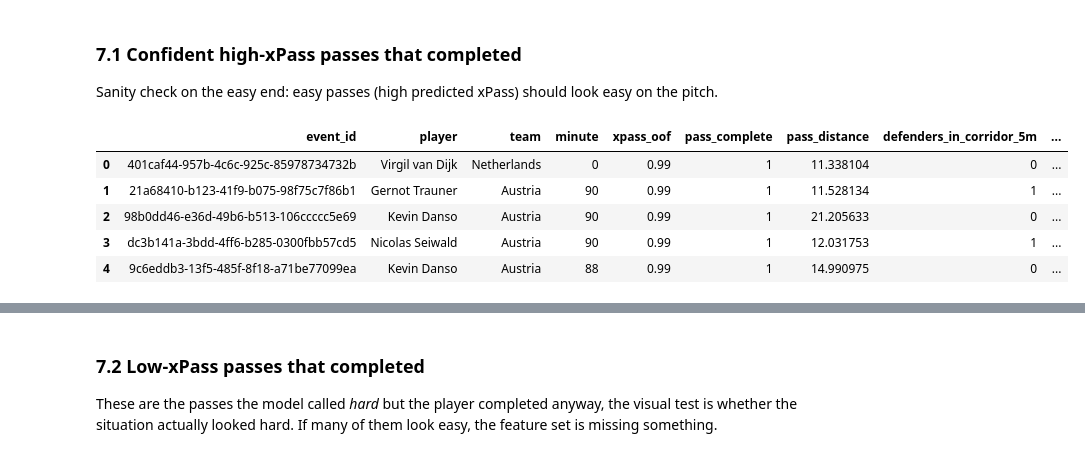
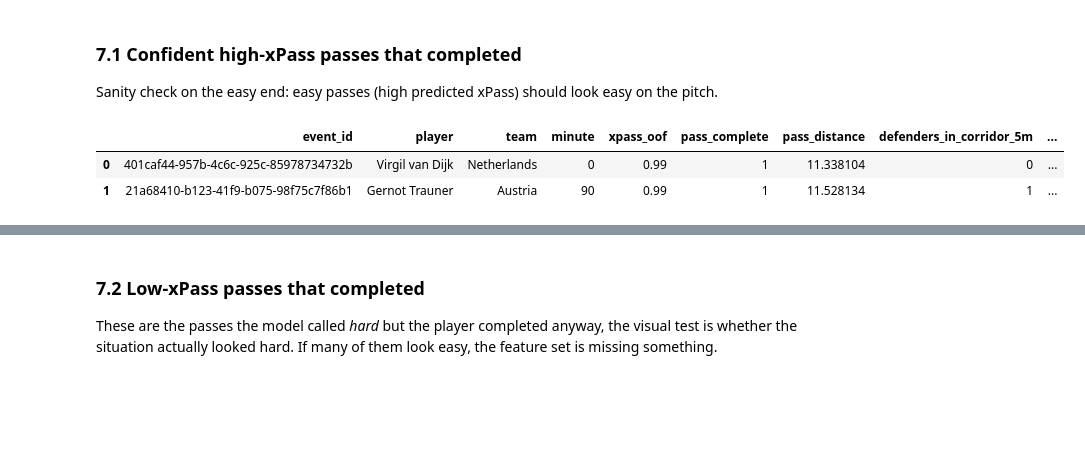
Before and after one commit to ArMat-Analytics/Contextual-Football-Scouting, a Jupyter notebook: Decision_Quality/notebooks/H2-Contextual_Decision_Making.ipynb, the cells around one changed output, grey strips where cells are left out. Cells and saved outputs as stored; diff of their text form; code cells hidden in the pictures; blank space fills up the shorter version.

```diff
--- a/Decision_Quality/notebooks/H2-Contextual_Decision_Making.ipynb
+++ b/Decision_Quality/notebooks/H2-Contextual_Decision_Making.ipynb
@@ -568,16 +580,13 @@ merged events: 30,913
 
 Sanity check on the easy end: easy passes (high predicted xPass) should look easy on the pitch.
 # %%
-ex = viz.pick_examples(merged, kind='high_xpass_made', k=5)
+ex = viz.pick_examples(merged, kind='high_xpass_made', k=2)
 ex[['event_id','player','team','minute','xpass_oof','pass_complete',
     'pass_distance','defenders_in_corridor_5m','sender_pressure_count_25']]
 # %% [output]
 |  | event_id | player | team | minute | xpass_oof | pass_complete | pass_distance | defenders_in_corridor_5m | ... |
 | 0 | 401caf44-957b-4c6c-925c-85978734732b | Virgil van Dijk | Netherlands | 0 | 0.99 | 1 | 11.338104 | 0 | ... |
 | 1 | 21a68410-b123-41f9-b075-98f75c7f86b1 | Gernot Trauner | Austria | 90 | 0.99 | 1 | 11.528134 | 1 | ... |
-| 2 | 98b0dd46-e36d-49b6-b513-106ccccc5e69 | Kevin Danso | Austria | 90 | 0.99 | 1 | 21.205633 | 0 | ... |
-| 3 | dc3b141a-3bdd-4ff6-b285-0300fbb57cd5 | Nicolas Seiwald | Austria | 90 | 0.99 | 1 | 12.031753 | 1 | ... |
-| 4 | 9c6eddb3-13f5-485f-8f18-a71be77099ea | Kevin Danso | Austria | 88 | 0.99 | 1 | 14.990975 | 0 | ... |
 # %%
 for ev_id in ex['event_id']:
     fig = viz.plot_pass_example(ev_id, merged)
```
Also changed, not shown: parts of 14 cells of this notebook, 13 other files.
